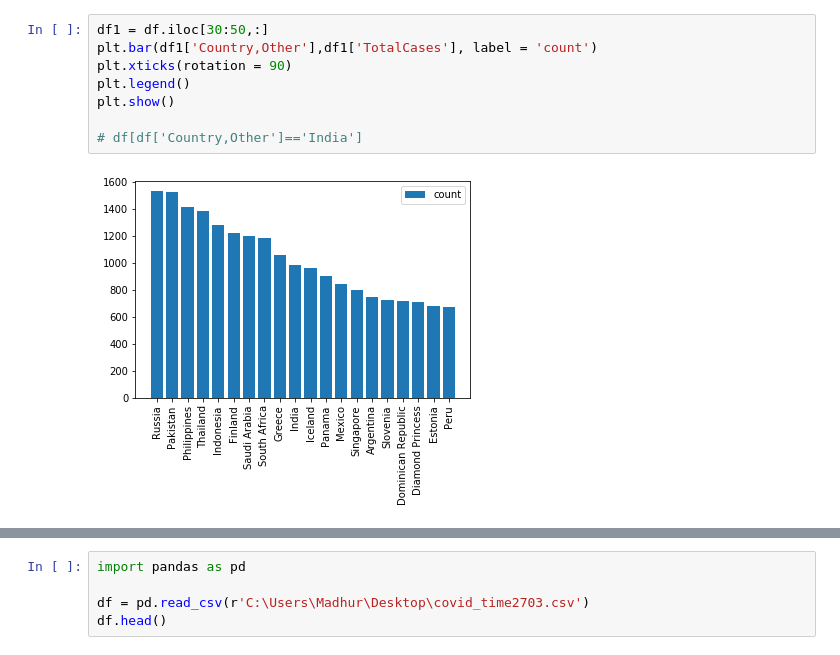
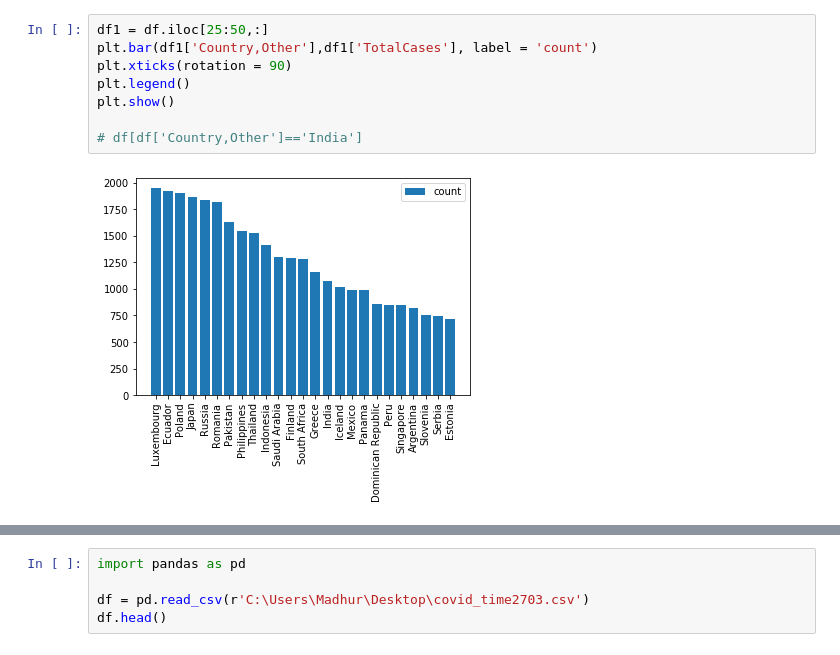
Before and after one commit to madhur-munjal/Covid-19, a Jupyter notebook: COVID-19.ipynb, the cells around one changed output, grey strips where cells are left out. Drawn from its saved outputs; the diff is of its cells as text.

```diff
--- a/COVID-19.ipynb
+++ b/COVID-19.ipynb
@@ -18,10 +18,10 @@ Coronavirus Update (Live): 677,660 Cases and 31,737 Deaths from COVID-19 Virus O
 # %%
-df1 = df.iloc[30:50,:]
+df1 = df.iloc[25:50,:]
 plt.bar(df1['Country,Other'],df1['TotalCases'], label = 'count')
 plt.xticks(rotation = 90)
 plt.legend()
 plt.show()
 
 # df[df['Country,Other']=='India']
 # %% [output]
-[figure, old version]
+[figure, new version]
```
Also changed, not shown: parts of 4 cells of this notebook.
